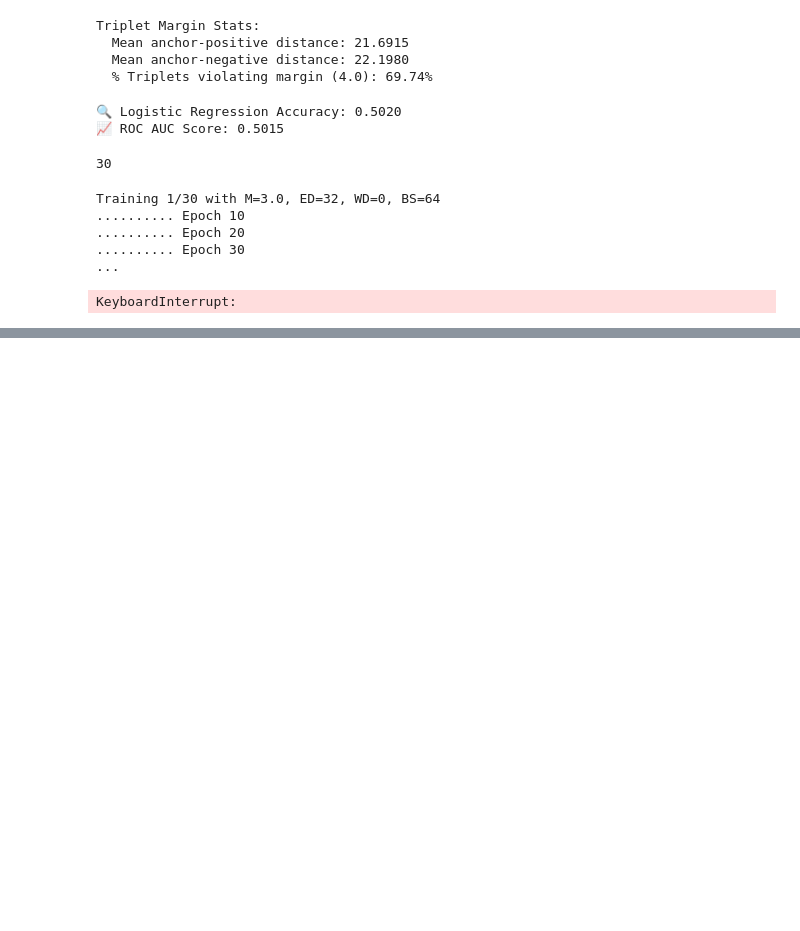
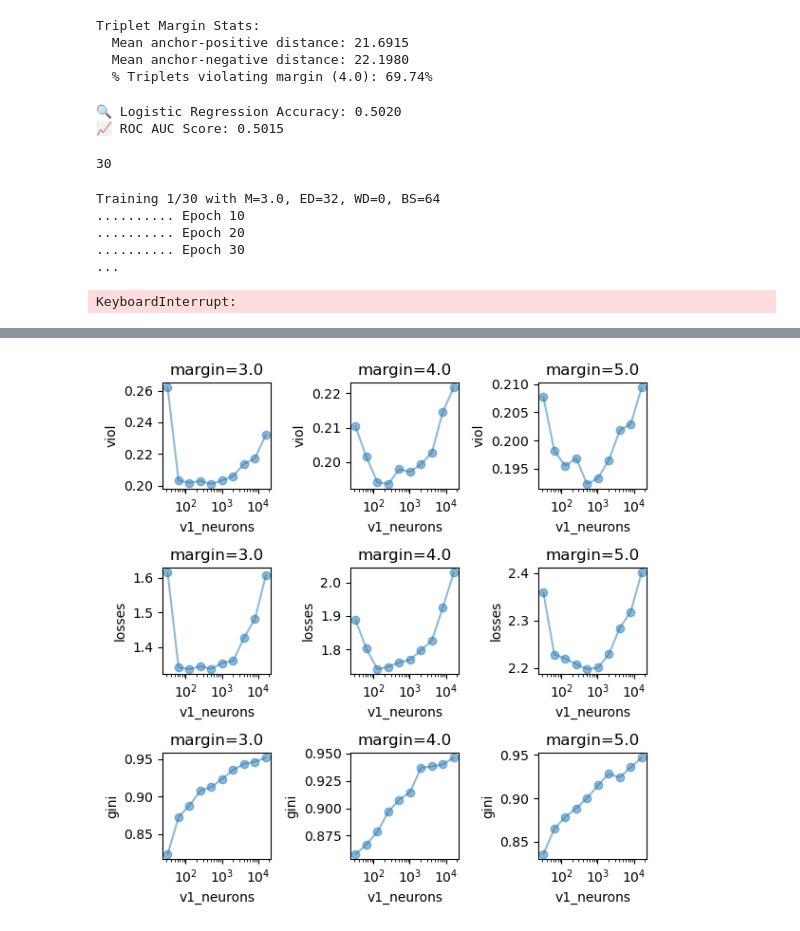
Before and after one commit to MarioDipoppa/thalamocortical_powerlaw, a Jupyter notebook: linear_class_triplet.ipynb, the cells around one changed output, grey strips where cells are left out. Saved outputs shown, nothing was run; the diff lists cells and outputs as text; code cells hidden in the pictures; blank space fills up the shorter version.

```diff
--- a/linear_class_triplet.ipynb
+++ b/linear_class_triplet.ipynb
@@ -834,7 +938,7 @@ metric_i = ["viol","losses","gini"]
 mouse_exp = 20*16*16
 human_exp = 300*16*16
 
-xvar = 'embedding dim'
+xvar = 'v1_neurons'
 yvar = 'margin'
 xvals = sorted(set(r[xvar] for r in hyper_params))
 yvals = sorted(set(r[yvar] for r in hyper_params))
@@ -851,34 +955,36 @@ plt.figure(figsize=(ny*2, nm*2))
 ip = 0
 for metric in metric_i:
 
 
     xval_array = np.array(xvals)
 
     for yval in yvals:
         ip += 1
         plt.subplot(nm,ny,ip)
 
         test_losses = []
         for xval in xvals:
             model_id = next(i for i, r in enumerate(hyper_params)
                             if r[xvar] == xval and r[yvar] == yval)
 
             test_losses.append(test_results[model_id]['test_'+metric])
 
         color = yvals_to_color[yval]
         label = f"{yvar}={yval}"
         plt.plot(xval_array, test_losses, 'o-',label=label,alpha=0.5)
         yl = plt.ylim()  # get current y-axis limits
         #plt.plot(mouse_exp*np.ones(2), yl, '--r', linewidth=2)  # vertical line at x=3
 
         # Formatting
         plt.xscale("log")
         plt.xlabel(xvar)
         plt.ylabel(metric)
         plt.title(label)
         #plt.legend()
         plt.tight_layout()
-plt.savefig(f'figures/test_results_{data_name}.png')
+plt.savefig(f'/u/home/s/skirti/project-mdipoppa/thalamocortical-expansion/01_data/figures/test_results_{data_name}.png')
+# %% [output]
+[figure, added]
 # %%
 def rearrange_blocks_fixed(blocks, p, q):
     m, n1, n2 = blocks.shape
```
Also changed, not shown: parts of 29 cells of this notebook, 5 other files.
